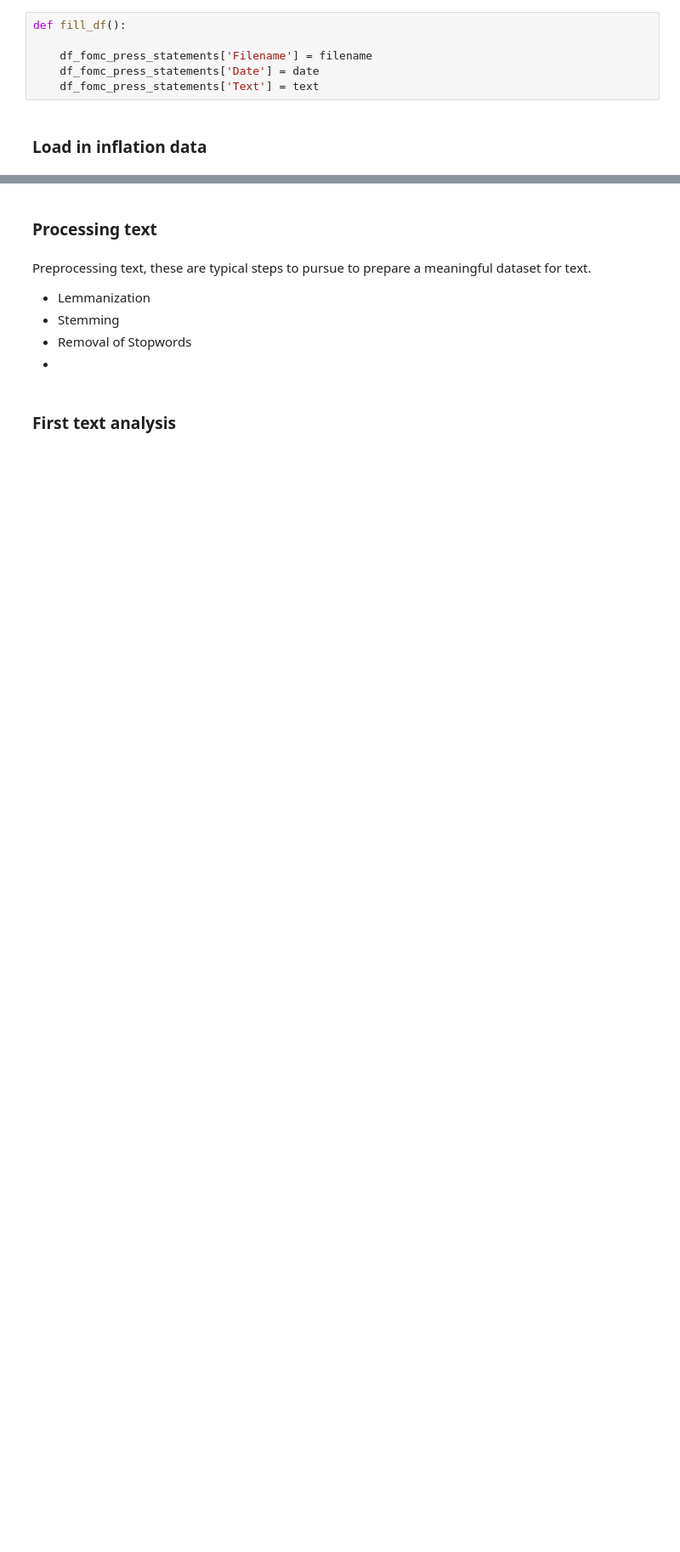
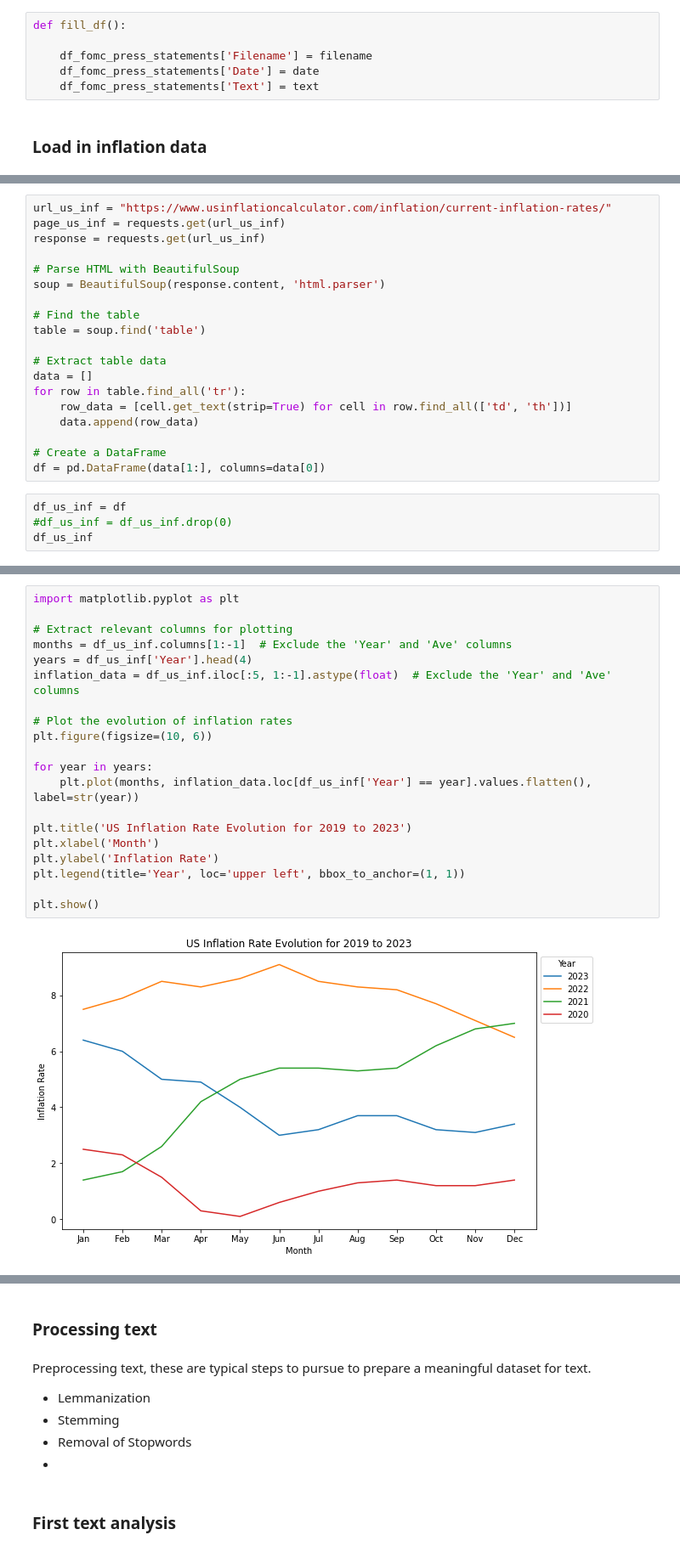
Before and after one commit to timtheuz/ICBIRDIRM, a Jupyter notebook: main.ipynb, the cells around one changed output, grey strips where cells are left out. Shown at 85% size. Cells and saved outputs as stored; diff of their text form; blank space fills up the shorter version.

Commit message:
Added Time Series for Sentiment Analysis and Inflation Rates

```diff
--- a/main.ipynb
+++ b/main.ipynb
@@ -213,0 +160,23 @@ def fill_df():
+# %%
+url_us_inf = "https://www.usinflationcalculator.com/inflation/current-inflation-rates/"
+page_us_inf = requests.get(url_us_inf)
+response = requests.get(url_us_inf)
+
+# Parse HTML with BeautifulSoup
+soup = BeautifulSoup(response.content, 'html.parser')
+
+# Find the table
+table = soup.find('table')
+
+# Extract table data
+data = []
+for row in table.find_all('tr'):
+    row_data = [cell.get_text(strip=True) for cell in row.find_all(['td', 'th'])]
+    data.append(row_data)
+
+# Create a DataFrame
+df = pd.DataFrame(data[1:], columns=data[0])
+# %%
+df_us_inf = df
+#df_us_inf = df_us_inf.drop(0)
+df_us_inf
@@ -213,0 +201,22 @@ def fill_df():
+# %%
+import matplotlib.pyplot as plt
+
+# Extract relevant columns for plotting
+months = df_us_inf.columns[1:-1]  # Exclude the 'Year' and 'Ave' columns
+years = df_us_inf['Year'].head(4)
+inflation_data = df_us_inf.iloc[:5, 1:-1].astype(float)  # Exclude the 'Year' and 'Ave' columns
+
+# Plot the evolution of inflation rates
+plt.figure(figsize=(10, 6))
+
+for year in years:
+    plt.plot(months, inflation_data.loc[df_us_inf['Year'] == year].values.flatten(), label=str(year))
+
+plt.title('US Inflation Rate Evolution for 2019 to 2023')
+plt.xlabel('Month')
+plt.ylabel('Inflation Rate')
+plt.legend(title='Year', loc='upper left', bbox_to_anchor=(1, 1))
+
+plt.show()
+# %% [output]
+[figure, added]
```
Also changed, not shown: parts of 26 cells of this notebook.
